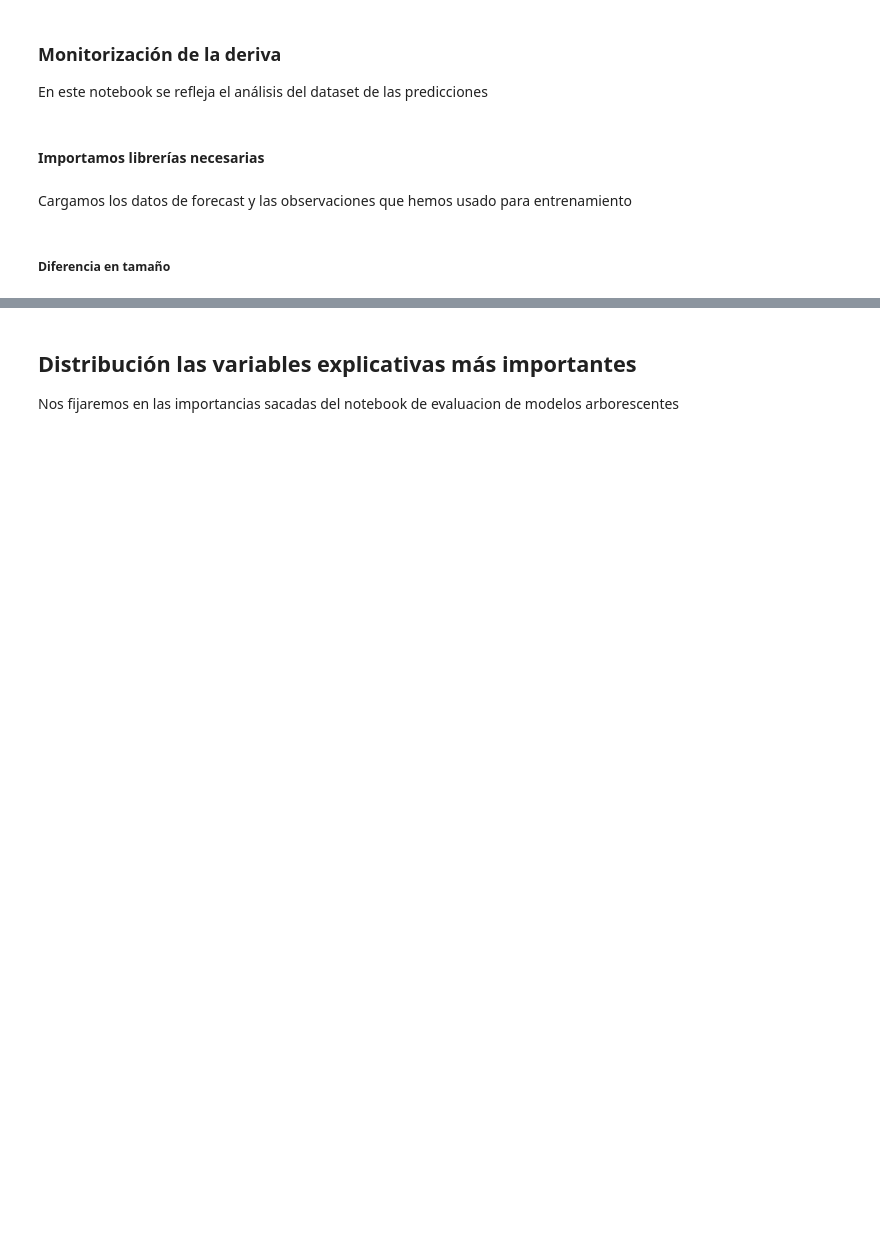
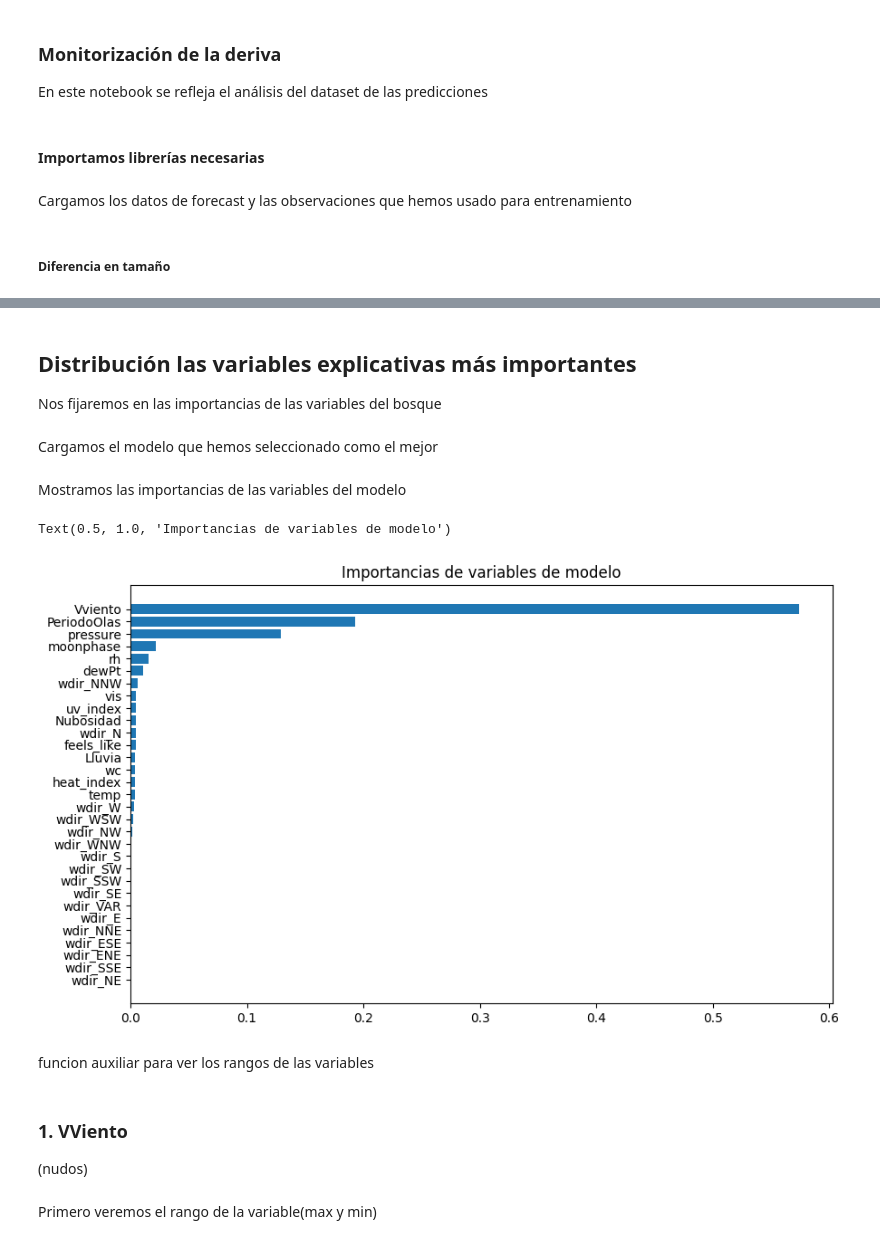
Before and after one commit to MarioBaldocchi/PD, a Jupyter notebook: forecasts/monitorizacion.ipynb, the cells around one changed output, grey strips where cells are left out. Cells and saved outputs as stored; diff of their text form; code cells hidden in the pictures; blank space fills up the shorter version.

```diff
--- a/forecasts/monitorizacion.ipynb
+++ b/forecasts/monitorizacion.ipynb
@@ -34,3 +40,23 @@ df_observ_mini.shape
 # %% [markdown]
 ## Distribución las variables explicativas más importantes
-Nos fijaremos en las importancias sacadas del notebook de evaluacion de modelos arborescentes
+Nos fijaremos en las importancias de las variables del bosque
+# %% [markdown]
+Cargamos el modelo que hemos seleccionado como el mejor
+# %%
+filename = '../modelos/modelo_definitivo/modelo_rf_def.pkl'
+
+with open(filename, 'rb') as file:
+    model = pickle.load(file)
+# %% [markdown]
+Mostramos las importancias de las variables del modelo
+# %%
+plt.figure(figsize=(10,6))
+importancias = pd.DataFrame({'value': model.feature_importances_,'name': df_observ.drop(columns=['anio', 'mes', 'dia', 'hora', 'AlturaOlas']).columns})
+importancias = importancias.sort_values(by='value')
+plt.barh(y=importancias.name, width=importancias.value)
+plt.title('Importancias de variables de modelo')
+# %% [output]
+Text(0.5, 1.0, 'Importancias de variables de modelo')
+[figure, added]
+# %% [markdown]
+funcion auxiliar para ver los rangos de las variables
@@ -36,0 +70,3 @@ Nos fijaremos en las importancias sacadas del notebook de evaluacion de modelos
+# %% [markdown]
+### 1. VViento
+(nudos)
@@ -36,0 +75,2 @@ Nos fijaremos en las importancias sacadas del notebook de evaluacion de modelos
+# %% [markdown]
+Primero veremos el rango de la variable(max y min)
```
Also changed, not shown: parts of 25 cells of this notebook.
